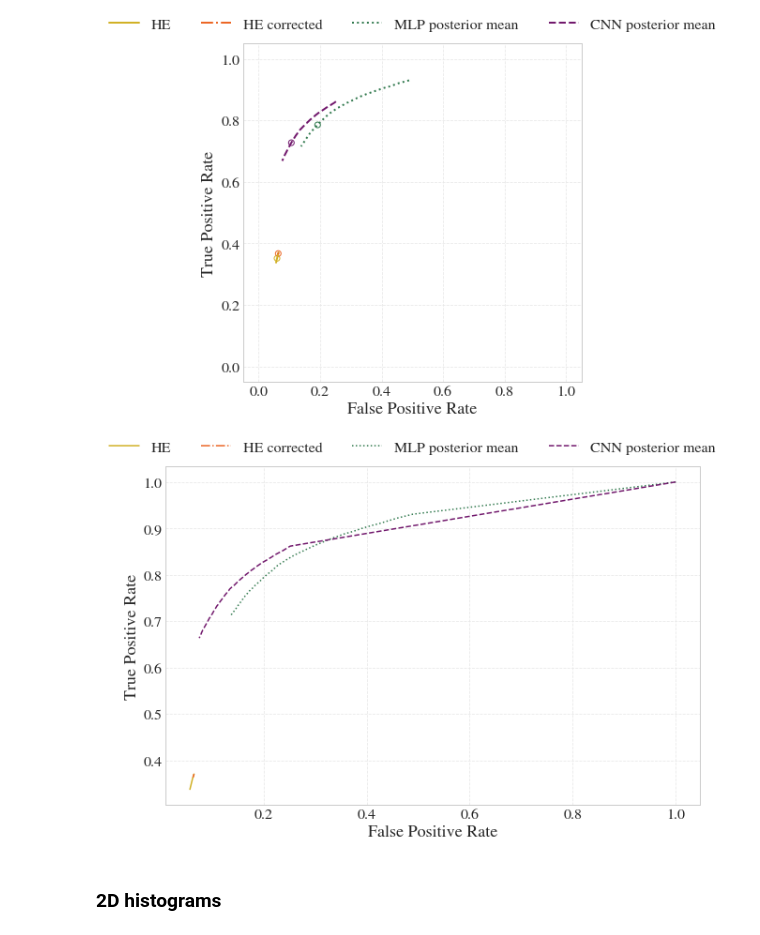
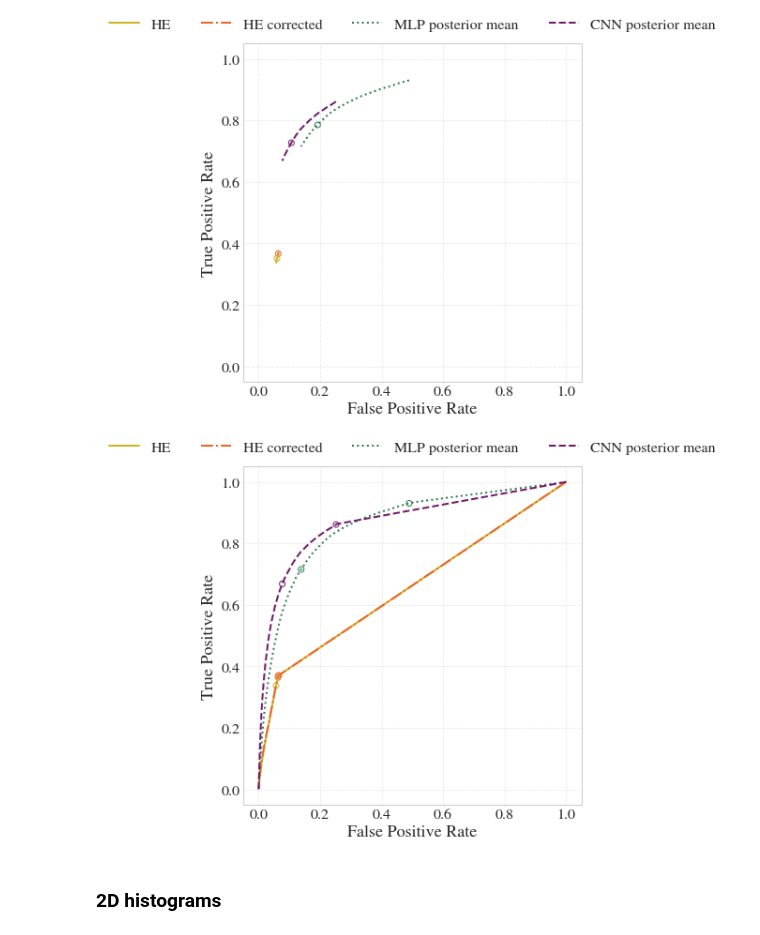
Before and after one commit to ingridingemarsson/geostat-masters-thesis, a Jupyter notebook: notebooks/compare_gauge_he_preds.ipynb, the cells around one changed output. Saved outputs shown, nothing was run; the diff lists cells and outputs as text; code cells hidden in the pictures.

```diff
--- a/notebooks/compare_gauge_he_preds.ipynb
+++ b/notebooks/compare_gauge_he_preds.ipynb
@@ -569,15 +569,21 @@ ROC(data_dict, 'gauge_precip', ['HE_precip', 'HE_precip_corr',
 # %% [output]
 0.10024080267558529
 [figure]
+# %%
+#ths = np.sort(np.concatenate([np.array([-0.0001, 0.0]), np.logspace(1e-4,1e-2, 200), np.linspace(1e-2,1e0,200), np.linspace(1e0,100,200)]))
+ths = np.concatenate([np.array([-1e-6]), np.linspace(0.0, 1e-2, 800), np.linspace(1e-2, 5e-1, 400), np.linspace(5e-1, 20, 200)])
+#ths = np.linspace(-1e-6, 20, 1400)
 # %%
 ROC2(data_dict, 'gauge_precip', ['HE_precip', 'HE_precip_corr',
                                 'mlp_posterior_mean', 'xception_posterior_mean'],
-   lims=[0.0,0.19],nums=200,
+    thresholds=ths,
+     scatter_ths = [1e-3, 0.19],
+     t_fix = 0.1,
      linestyles=['solid', 'dashdot', 'dotted', 'dashed']
     #,filename='../plots/thesis/ROC2.pdf'
    )
 # %% [output]
-[figure, old version]
+[figure, new version]
 # %%
 data_dict['gauge_precip']
 # %% [markdown]
```
Also changed, not shown: parts of 12 cells of this notebook, 2 other files.
